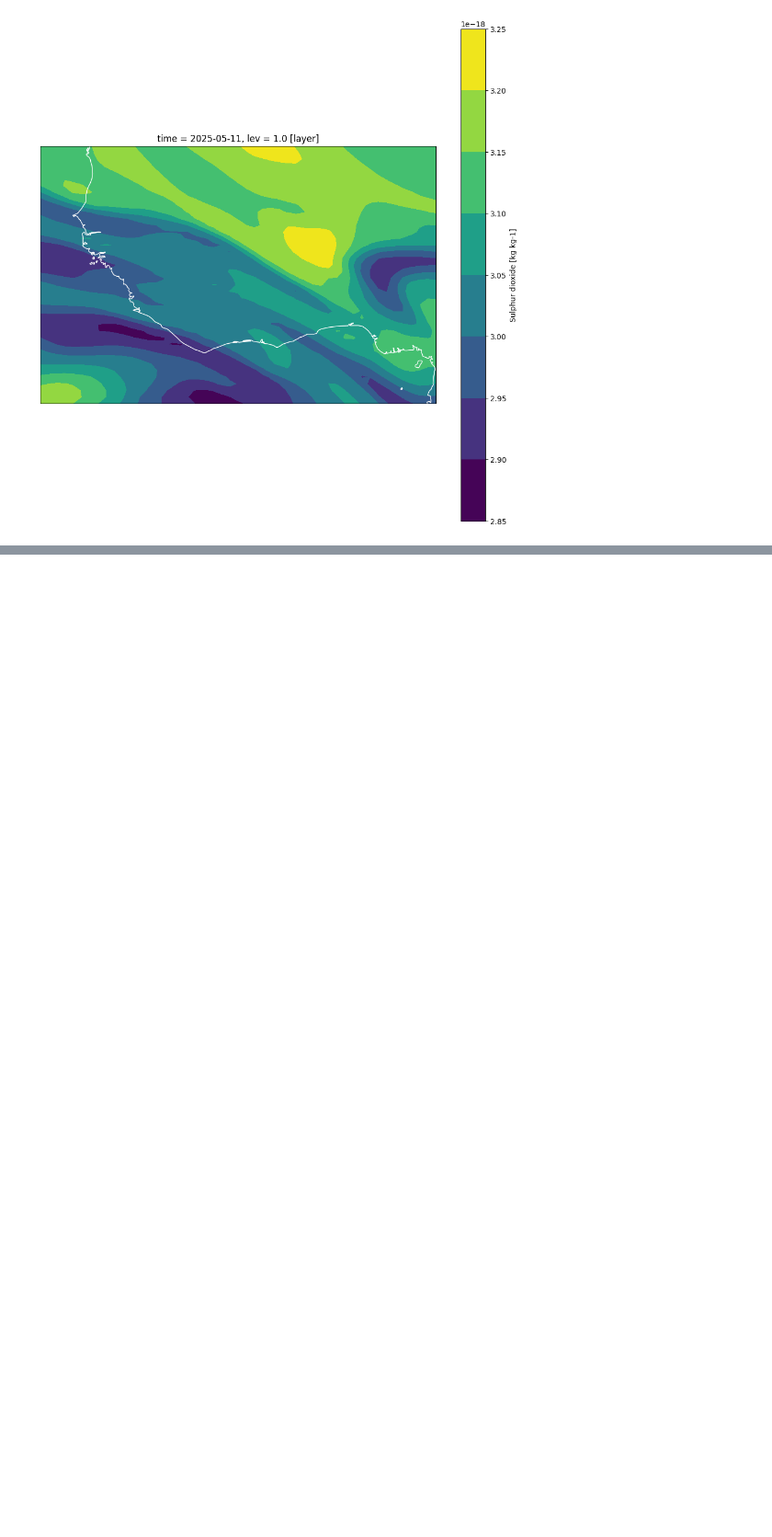
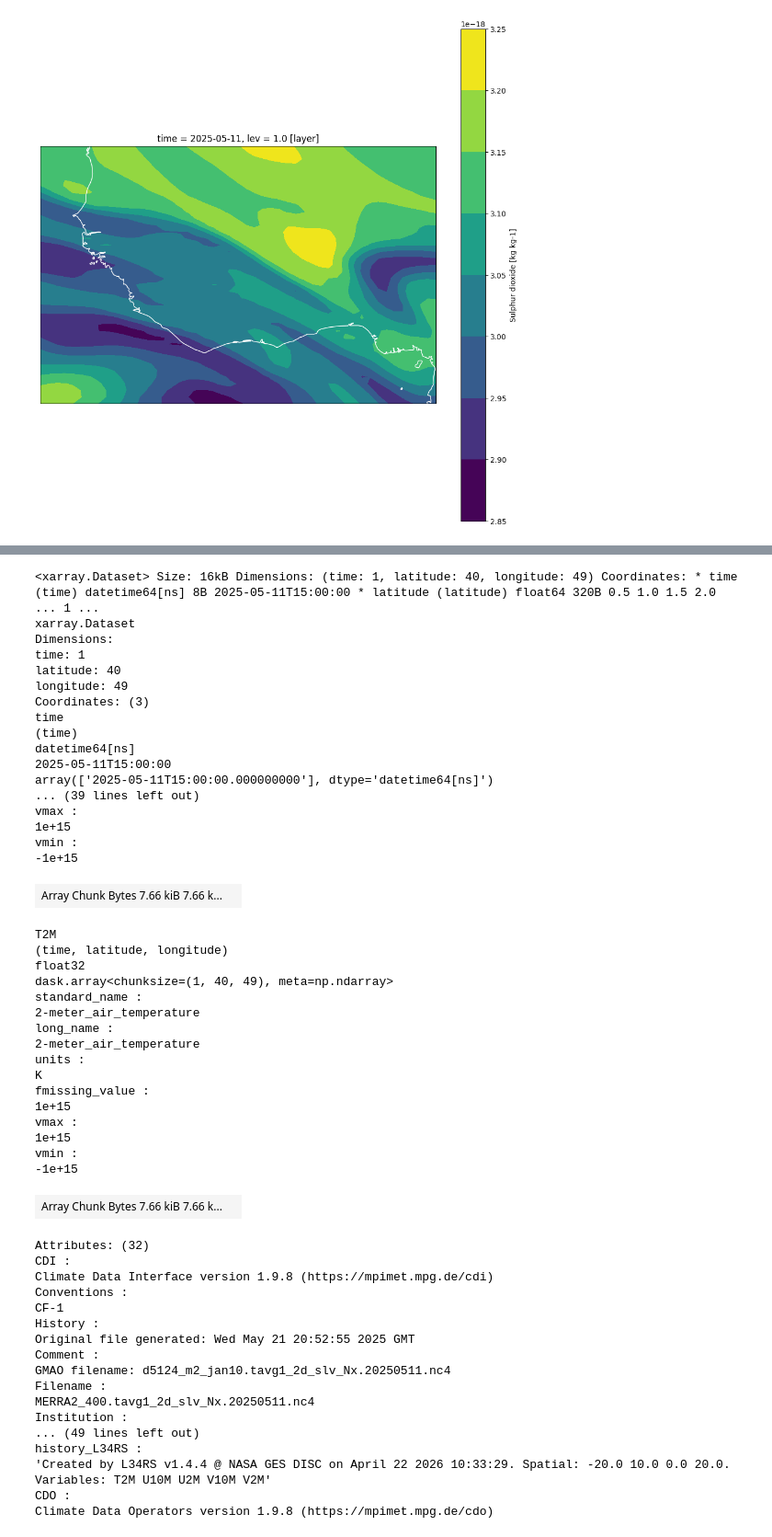
Before and after one commit to uk-gov-mirror/MetOffice.pyearthtools_jasmin, a Jupyter notebook: notebooks/ew4energy/ew4_reanalysis.ipynb, the cells around one changed output, grey strips where cells are left out. Shown at 92% size. Drawn from its saved outputs; the diff is of its cells as text; code cells hidden in the pictures; blank space fills up the shorter version.

```diff
--- a/notebooks/ew4energy/ew4_reanalysis.ipynb
+++ b/notebooks/ew4energy/ew4_reanalysis.ipynb
@@ -94,0 +291,55 @@ ax1.coastlines(color='w')
+# %%
+ew4_merra2_meteo_accessor[select_dt]
+# %% [output]
+<xarray.Dataset> Size: 16kB Dimensions: (time: 1, latitude: 40, longitude: 49) Coordinates: * time (time) datetime64[ns] 8B 2025-05-11T15:00:00 * latitude (latitude) float64 320B 0.5 1.0 1.5 2.0 ... 1 ...
+xarray.Dataset
+Dimensions:
+time: 1
+latitude: 40
+longitude: 49
+Coordinates: (3)
+time
+(time)
+datetime64[ns]
+2025-05-11T15:00:00
+array(['2025-05-11T15:00:00.000000000'], dtype='datetime64[ns]')
+... (39 lines left out)
+vmax :
+1e+15
+vmin :
+-1e+15
+| Array Chunk Bytes 7.66 kiB 7.66 k... |  |
+T2M
+(time, latitude, longitude)
+float32
+dask.array<chunksize=(1, 40, 49), meta=np.ndarray>
+standard_name :
+2-meter_air_temperature
+long_name :
+2-meter_air_temperature
+units :
+K
+fmissing_value :
+1e+15
+vmax :
+1e+15
+vmin :
+-1e+15
+| Array Chunk Bytes 7.66 kiB 7.66 k... |  |
+Attributes: (32)
+CDI :
+Climate Data Interface version 1.9.8 (https://mpimet.mpg.de/cdi)
+Conventions :
+CF-1
+History :
+Original file generated: Wed May 21 20:52:55 2025 GMT
+Comment :
+GMAO filename: d5124_m2_jan10.tavg1_2d_slv_Nx.20250511.nc4
+Filename :
+MERRA2_400.tavg1_2d_slv_Nx.20250511.nc4
+Institution :
+... (49 lines left out)
+history_L34RS :
+'Created by L34RS v1.4.4 @ NASA GES DISC on April 22 2026 10:33:29. Spatial: -20.0 10.0 0.0 20.0. Variables: T2M U10M U2M V10M V2M'
+CDO :
+Climate Data Operators version 1.9.8 (https://mpimet.mpg.de/cdo)
```
Also changed, not shown: parts of 38 cells of this notebook, 1 other file.
